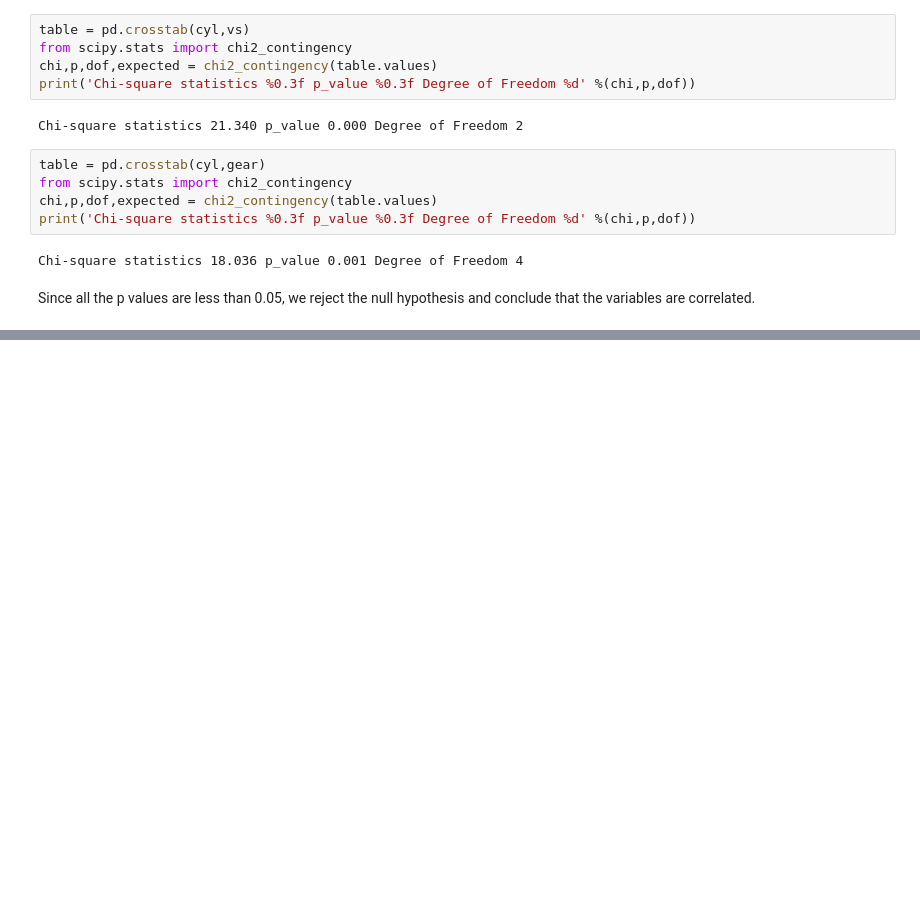
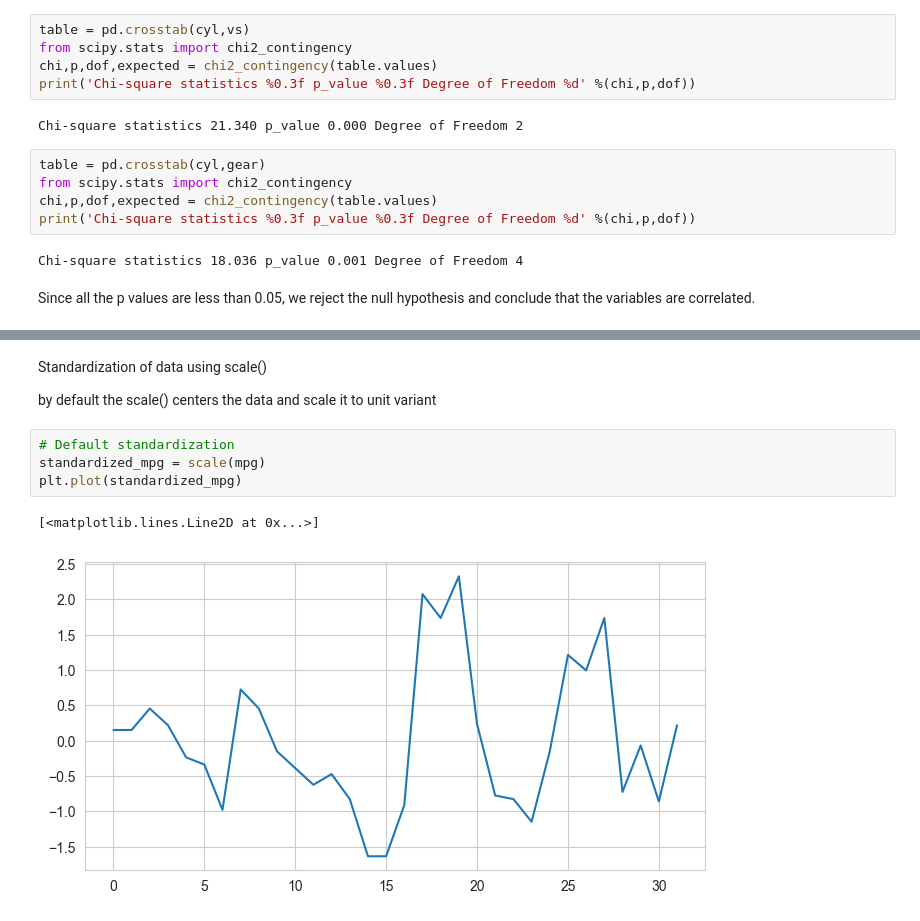
Before and after one commit to AbdullatifSadiq/Basic-Data-Science-Exercises, a Jupyter notebook: mathsAndStats.ipynb, the cells around one changed output, grey strips where cells are left out. Saved outputs shown, nothing was run; the diff lists cells and outputs as text; blank space fills up the shorter version.

```diff
--- a/mathsAndStats.ipynb
+++ b/mathsAndStats.ipynb
@@ -414,0 +492,11 @@ Since all the p values are less than 0.05, we reject the null hypothesis and con
+# %% [markdown]
+Standardization of data using scale()
+
+by default the scale() centers the data and scale it to unit variant
+# %%
+# Default standardization
+standardized_mpg = scale(mpg)
+plt.plot(standardized_mpg)
+# %% [output]
+[<matplotlib.lines.Line2D at 0x...>]
+[figure, added]
```
Also changed, not shown: parts of 27 cells of this notebook.
